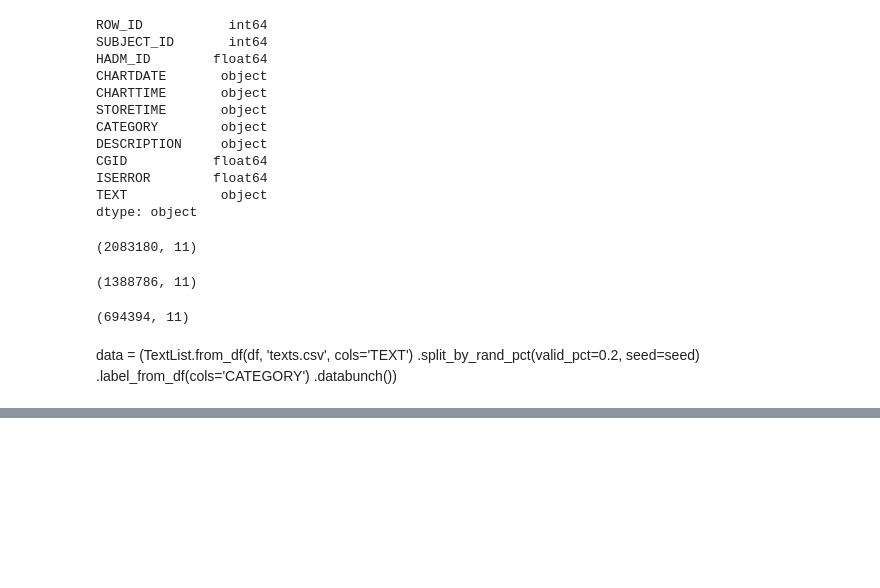
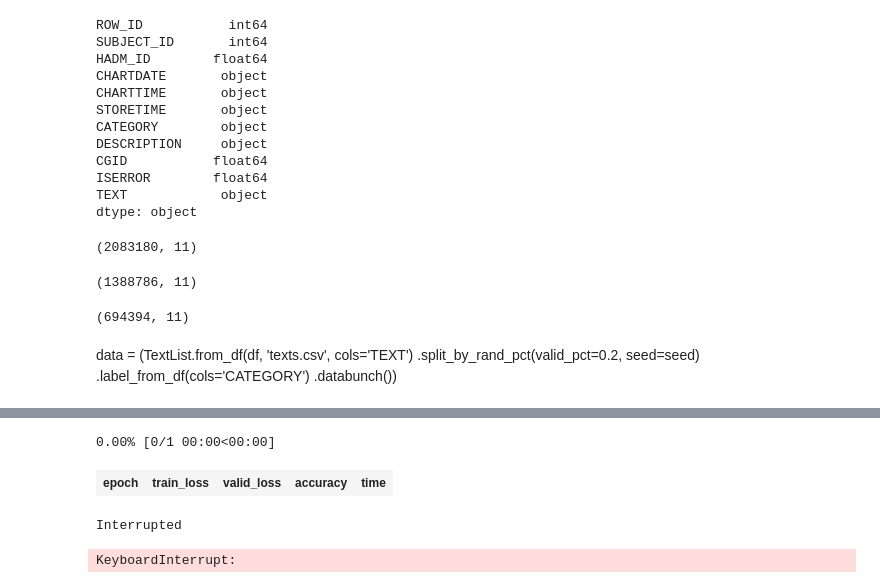
Before and after one commit to magic-lantern/fastai-notes, a Jupyter notebook: mimic_nlp.ipynb, the cells around one changed output, grey strips where cells are left out. Saved outputs shown, nothing was run; the diff lists cells and outputs as text; code cells hidden in the pictures; blank space fills up the shorter version.

```diff
--- a/mimic_nlp.ipynb
+++ b/mimic_nlp.ipynb
@@ -85,0 +107,7 @@ data
+# %%
+# default 20
+pd.get_option('display.max_columns')
+pd.set_option('display.max_columns', 20)
+# default 50
+pd.get_option('display.max_colwidth')
+pd.set_option('display.max_colwidth', -1)
@@ -85,0 +125,11 @@ data
+# %%
+# no idea how long nor how much resources this will take
+# not sure 1e-2 is the right learning rate; maybe 1e-1 or between 1e-2 and 1e-1
+# progress bar says this will take around 24 hours... ran for about 52 minutes
+# gpustat/nvidia-smi indicates currently only using about 5GB of GPU RAM
+learn.fit_one_cycle(1, 1e-2, moms=(0.8,0.7))
+# %% [output]
+0.00% [0/1 00:00<00:00]
+| epoch | train_loss | valid_loss | accuracy | time |
+Interrupted
+KeyboardInterrupt:
```
Also changed, not shown: parts of 8 cells of this notebook.
